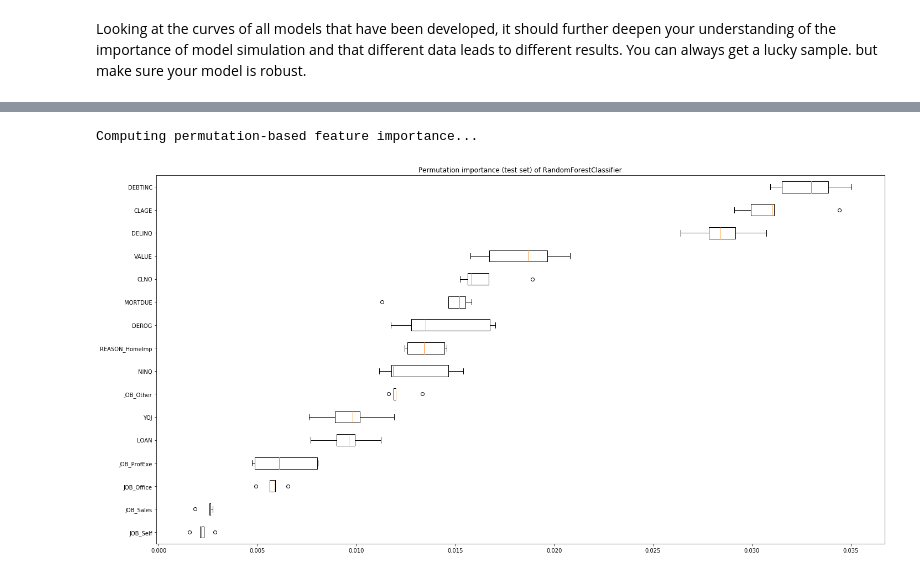
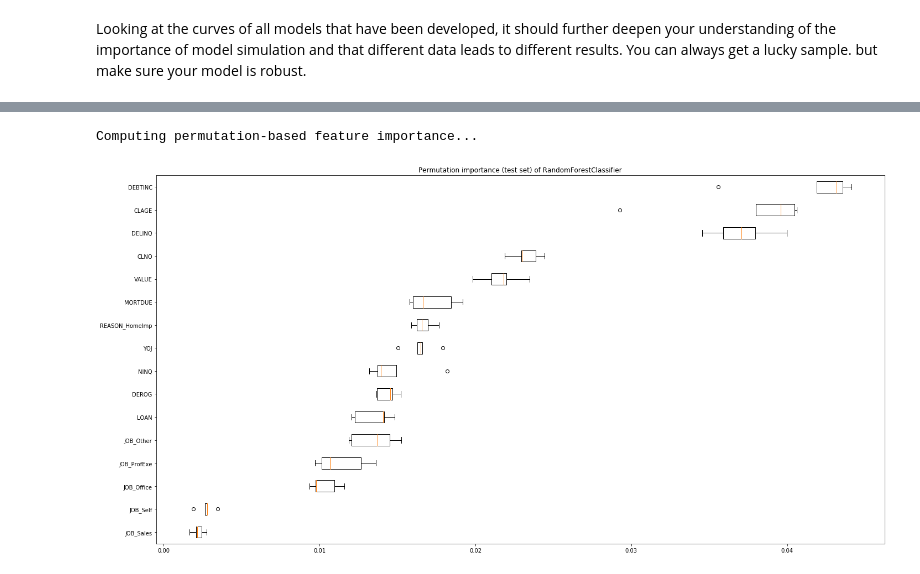
Before and after one commit to wiebkepeters/IS-HU-Berlin, a Jupyter notebook: ADAMS_ML_Notebook.ipynb, the cells around one changed output, grey strips where cells are left out. Drawn from its saved outputs; the diff is of its cells as text; code cells hidden in the pictures.

```diff
--- a/ADAMS_ML_Notebook.ipynb
+++ b/ADAMS_ML_Notebook.ipynb
@@ -43,8 +43,10 @@ from sklearn.ensemble import RandomForestClassifier
 from sklearn.linear_model import LogisticRegression
 from sklearn.model_selection import train_test_split, StratifiedKFold, GridSearchCV
 # %%
+plt.rcParams['figure.figsize'] = 20,20
+
 # Load data
-credit = pd.read_csv('/Users/wiebkeberlin/Desktop/creditnew.csv')
+credit = pd.read_csv('/creditnew.csv') #add your path here
 credit.describe()
 # %% [output]
 |  | BAD | LOAN | MORTDUE | VALUE | YOJ | DEROG | DELINQ | CLAGE | NINQ | CLNO | DEBTINC |
@@ -407,4 +410,5 @@ Looking at the curves of all models that have been developed, it should further
 # %%
+#random seed!
 # Trying to improve performance using regularized logit
 lasso = LogisticRegression(penalty='l1', C=0.1, fit_intercept=True, max_iter=200, solver='liblinear')
 lasso.fit(x_train, y_train)
@@ -412,7 +416,7 @@ fp_rate, tp_rate, _ = metrics.roc_curve(y_test, lasso.predict_proba(x_test)[:, 1
 print('Lasso test set AUC: {:.4f}'.format(metrics.auc(fp_rate, tp_rate)))
 
 # Try finding a better setting for penalty parameter C
-penalty_settings = {'C': [0.001, 0.003, 0.005, 0.01, 0.03, 0.05, 0.1, 0.3, 0.5, 1, 2, 3, 3, 4, 5, 10, 20]}
+penalty_settings = {'C': [0.001, 0.003, 0.005, 0.01, 0.03, 0.05, 0.1, 0.3, 0.5, 1, 2, 3, 3, 4, 5, 10, 20, 22, 24, 26, 28, 30, 32, 34, 36]}
 print('Grid-searching regularization parameter')
 gs_lasso = GridSearchCV(lasso, penalty_settings, scoring='roc_auc', refit=True, cv=nfold)
 gs_lasso.fit(x_train, y_train)
@@ -459,13 +476,13 @@ It is used for comparison between various models.
 # %%
-# Performance of tree-based ensemble algorithms in the form of random forest and gradient boosting
+# Performance of tree-based ensemble algorithms in the form of random forest
 # 1. Random forest
 print('Tuning random forest classifier')
 rf = RandomForestClassifier(random_state=123)
 
 # Define meta-parameter grid of candidate settings
 # The following settings are just for illustration
-param_grid = {'n_estimators': [500],
-              'max_features': [1, 2, 4, 6],
+param_grid = {'n_estimators': [100, 200,500, 700, 1000],
+              'max_features': [1, 2, 4, 6, 8],
               'max_depth': [5, 10, 20],
               'criterion' :['gini', 'entropy']
               }
@@ -546,20 +586,20 @@ auc_results.append(metrics.auc(fp_rate, tp_rate))
 # %%
-rcParams['figure.figsize'] = 20, 10
+plt.rcParams['figure.figsize'] = 20, 10
 
-# Permutation-based variable importance
+# Permutation-based feature importance
 print('Computing permutation-based feature importance...')
 from sklearn.inspection import permutation_importance
 
-classifier = gs_rf.best_estimator_
+
 perm_imp = permutation_importance(classifier, x_test, y_test, scoring='roc_auc', random_state=123)
 sorted_idx = perm_imp.importances_mean.argsort()
 
 fig, ax = plt.subplots()
 ax.boxplot(perm_imp.importances[sorted_idx].T,
            vert=False, labels=x_test.columns[sorted_idx])
 ax.set_title("Permutation importance (test set) of {}".format(str(classifier)[0:str(classifier).find('(')]))
 fig.tight_layout()
 plt.show()
 # %% [output]
 Computing permutation-based feature importance...
-[figure, old version]
+[figure, new version]
```
Also changed, not shown: parts of 36 cells of this notebook.
